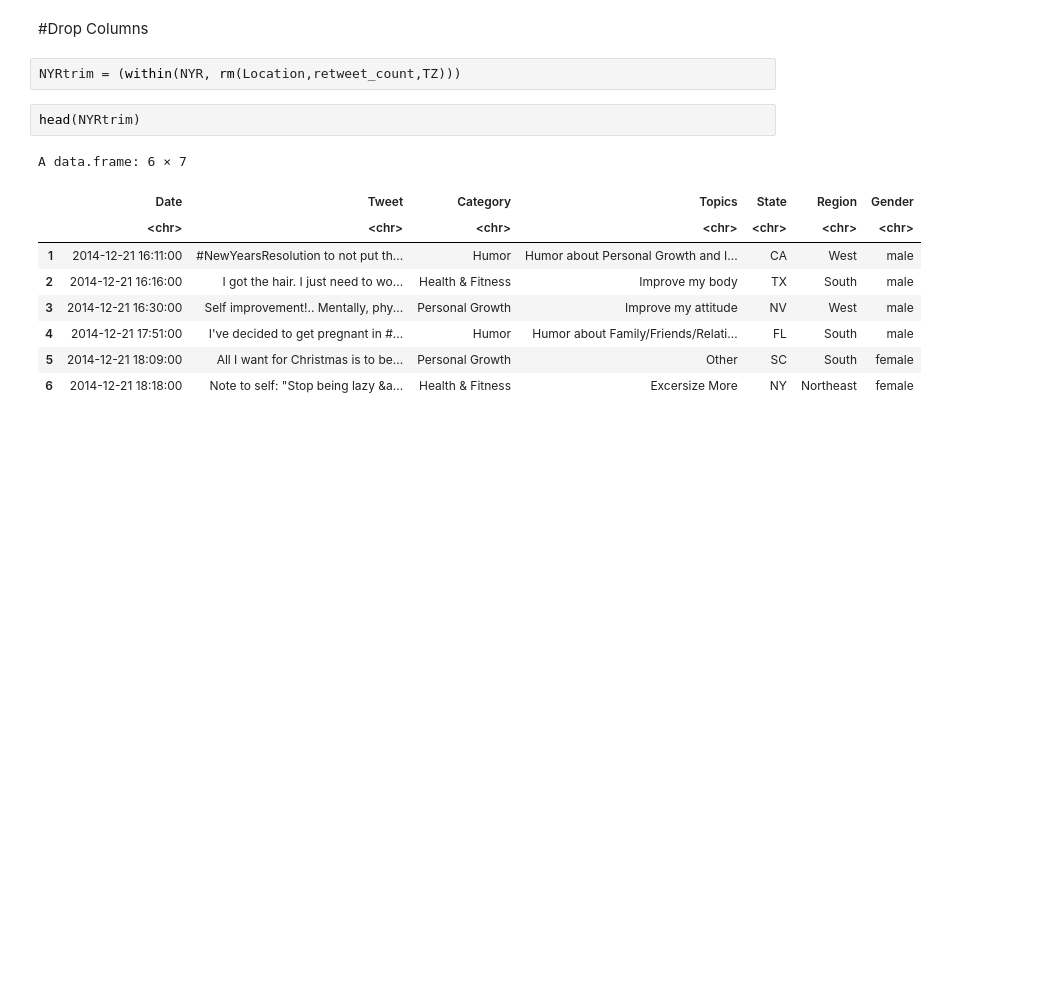
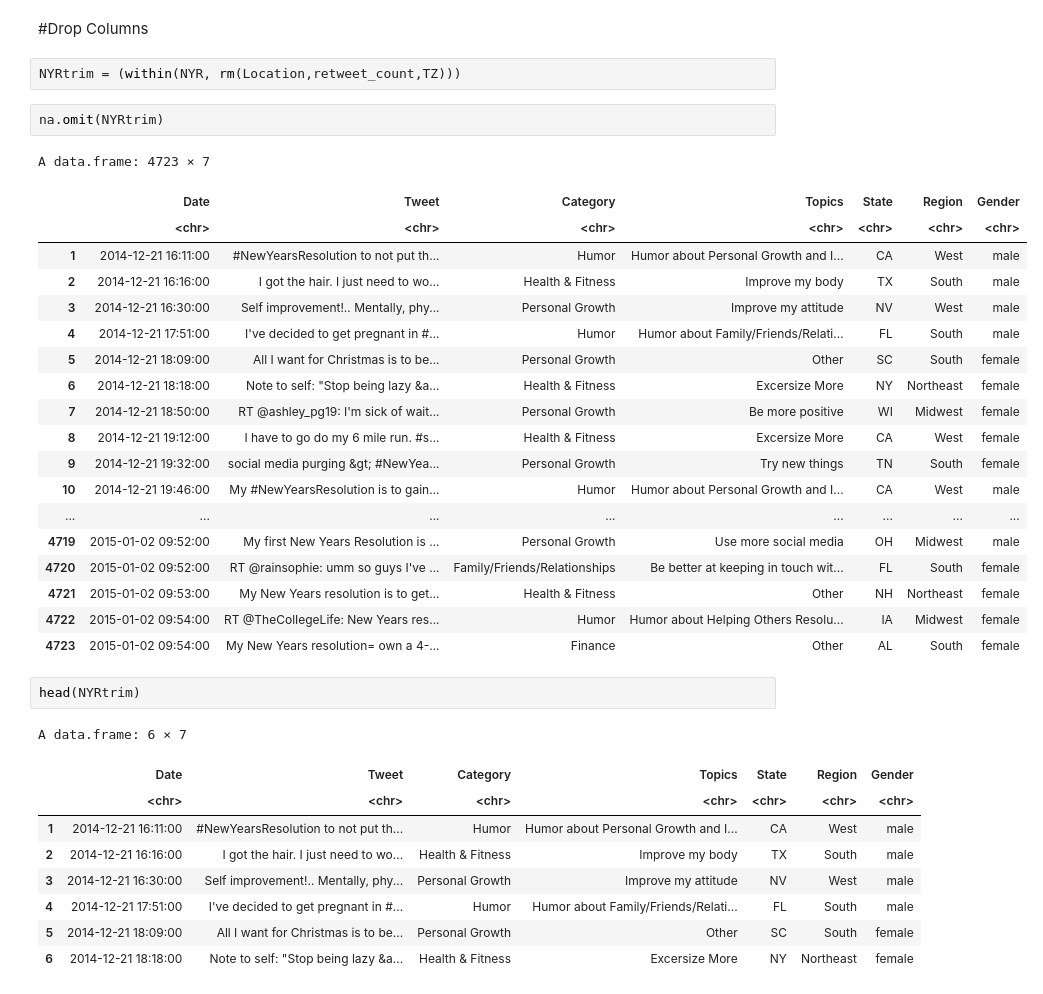
Before and after one commit to jkiluva/final-project, a Jupyter notebook: ANCOVA Final Project.ipynb, the cells around one changed output. Saved outputs shown, nothing was run; the diff lists cells and outputs as text; blank space fills up the shorter version.

```diff
--- a/ANCOVA Final Project.ipynb
+++ b/ANCOVA Final Project.ipynb
@@ -42,6 +42,28 @@ A data.frame: 6 × 10
 #Drop Columns
 # %%
 NYRtrim = (within(NYR, rm(Location,retweet_count,TZ)))
+# %%
+na.omit(NYRtrim)
+# %% [output]
+A data.frame: 4723 × 7
+|  | Date | Tweet | Category | Topics | State | Region | Gender |
+|  | <chr> | <chr> | <chr> | <chr> | <chr> | <chr> | <chr> |
+| 1 | 2014-12-21 16:11:00 | #NewYearsResolution to not put th... | Humor | Humor about Personal Growth and I... | CA | West | male |
+| 2 | 2014-12-21 16:16:00 | I got the hair. I just need to wo... | Health & Fitness | Improve my body | TX | South | male |
+| 3 | 2014-12-21 16:30:00 | Self improvement!.. Mentally, phy... | Personal Growth | Improve my attitude | NV | West | male |
+| 4 | 2014-12-21 17:51:00 | I've decided to get pregnant in #... | Humor | Humor about Family/Friends/Relati... | FL | South | male |
+| 5 | 2014-12-21 18:09:00 | All I want for Christmas is to be... | Personal Growth | Other | SC | South | female |
+| 6 | 2014-12-21 18:18:00 | Note to self: "Stop being lazy &a... | Health & Fitness | Excersize More | NY | Northeast | female |
+| 7 | 2014-12-21 18:50:00 | RT @ashley_pg19: I'm sick of wait... | Personal Growth | Be more positive | WI | Midwest | female |
+| 8 | 2014-12-21 19:12:00 | I have to go do my 6 mile run. #s... | Health & Fitness | Excersize More | CA | West | female |
+| 9 | 2014-12-21 19:32:00 | social media purging &gt; #NewYea... | Personal Growth | Try new things | TN | South | female |
+| 10 | 2014-12-21 19:46:00 | My #NewYearsResolution is to gain... | Humor | Humor about Personal Growth and I... | CA | West | male |
+| ... | ... | ... | ... | ... | ... | ... | ... |
+| 4719 | 2015-01-02 09:52:00 | My first New Years Resolution is ... | Personal Growth | Use more social media | OH | Midwest | male |
+| 4720 | 2015-01-02 09:52:00 | RT @rainsophie: umm so guys I've ... | Family/Friends/Relationships | Be better at keeping in touch wit... | FL | South | female |
+| 4721 | 2015-01-02 09:53:00 | My New Years resolution is to get... | Health & Fitness | Other | NH | Northeast | female |
+| 4722 | 2015-01-02 09:54:00 | RT @TheColIegeLife: New Years res... | Humor | Humor about Helping Others Resolu... | IA | Midwest | female |
+| 4723 | 2015-01-02 09:54:00 | My New Years resolution= own a 4-... | Finance | Other | AL | South | female |
 # %%
 head(NYRtrim)
 # %% [output]
```
Also changed, not shown: parts of 9 cells of this notebook.
